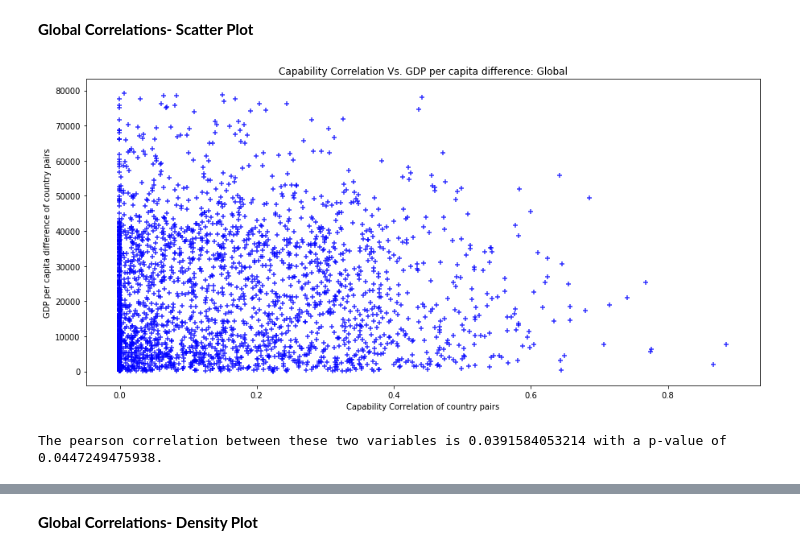
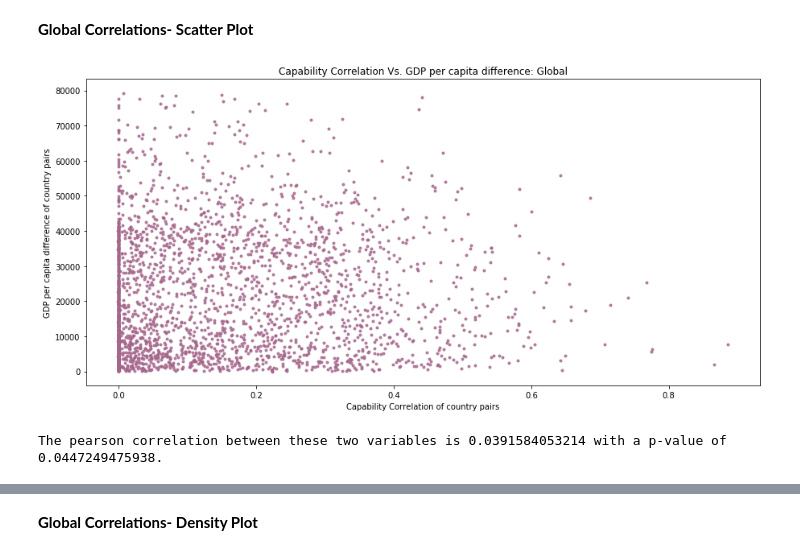
Before and after one commit to duarteocarmo/technological_capabilities, a Jupyter notebook: notebooks/2_1_Capability Correlations_Countries.ipynb, the cells around one changed output, grey strips where cells are left out. Saved outputs shown, nothing was run; the diff lists cells and outputs as text; code cells hidden in the pictures.

```diff
--- a/notebooks/2_1_Capability Correlations_Countries.ipynb
+++ b/notebooks/2_1_Capability Correlations_Countries.ipynb
@@ -744,20 +739,20 @@ The above mentioned clusters are clear in this density plot.
 # %%
 # create global lists for gdps difference and
 globalGDP = np.asarray(custom_flatten(gdps))
 globalCapabilityCorrelation = np.asarray(custom_flatten(adapted_country_correlation))
 
 # scatter plot
 fig, ax1 = plt.subplots(figsize=(15,7))
-sns.regplot(globalCapabilityCorrelation, globalGDP,fit_reg=False, marker="+", color = 'b')
+sns.regplot(globalCapabilityCorrelation, globalGDP,fit_reg=False, marker=".", color = '#a5668b')
 plt.xlabel('Capability Correlation of country pairs')
 plt.ylabel('GDP per capita difference of country pairs')
 plt.title('Capability Correlation Vs. GDP per capita difference: Global')
 plt.show()
 
 # get correlation score
 correlation_score = stats.pearsonr(globalCapabilityCorrelation, globalGDP)
 
 print 'The pearson correlation between these two variables is {} with a p-value of {}.'.format(correlation_score[0], correlation_score[1])
 # %% [output]
-[figure, old version]
+[figure, new version]
 The pearson correlation between these two variables is 0.0391584053214 with a p-value of 0.0447249475938.
```
Also changed, not shown: parts of 23 cells of this notebook.
